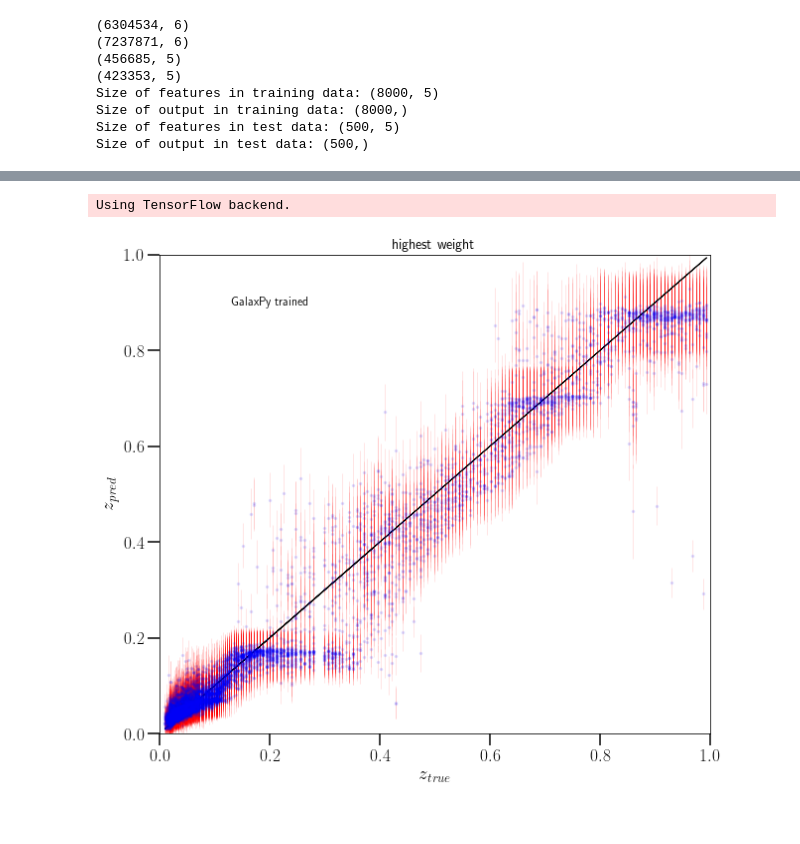
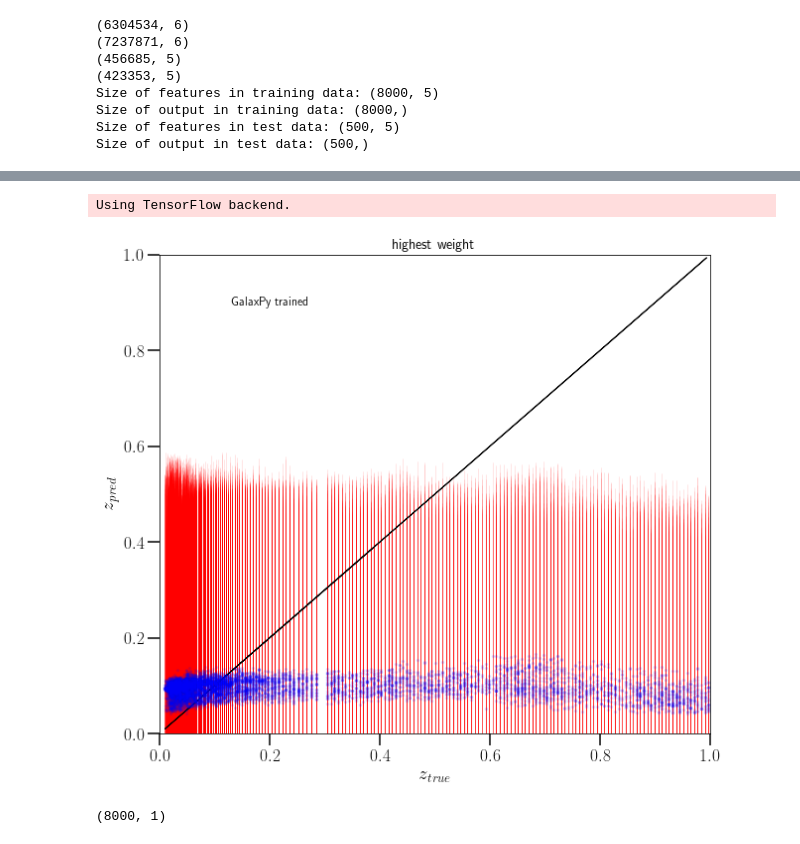
Before and after one commit to nesar/phoZ, a Jupyter notebook: mdn_galaxpy_customL.ipynb, the cells around one changed output, grey strips where cells are left out. Cells and saved outputs as stored; diff of their text form; code cells hidden in the pictures.

```diff
--- a/mdn_galaxpy_customL.ipynb
+++ b/mdn_galaxpy_customL.ipynb
@@ -855,33 +855,43 @@ weight_max = np.max(pred_weights, axis = 1)  ## argmax or max???
 from keras.utils import np_utils
 weight_max = np_utils.to_categorical(weight_max)
 
 
 y_pred = np.max(pred_weights*weight_max*pred_means, axis=1)
 y_pred_std = np.max(pred_weights*weight_max*pred_std, axis = 1)
 
 # y_pred = pred_weights[weight_max]*pred_means[weight_max]
 # y_pred_std = pred_weights[weight_max]*pred_std[weight_max]
 
 plt.figure(24, figsize=(9, 8))
 
 
 # plt.scatter(y_test, y_pred, facecolors='k', s = 1)
-plt.errorbar((ymax - ymin)*(ymin + y_train), (ymax - ymin)*(ymin + y_pred), yerr= (ymax - ymin)*(
-  ymin + y_pred_std), fmt='bo', ecolor='r', ms = 2, alpha = 0.1)
+plt.errorbar( ((ymax - ymin)*ymin + y_train), ((ymax - ymin)*ymin + y_pred), yerr= ((ymax - ymin)*ymin + y_pred_std), fmt='bo', ecolor='r', ms = 2, alpha = 0.1)
 
 
 plt.text(0.2, 0.9, train_datafile + ' trained', horizontalalignment='center', verticalalignment='center')
 plt.plot((ymax - ymin)*(ymin + y_test), (ymax - ymin)*(ymin + y_test), 'k')
 plt.ylabel(r'$z_{pred}$', fontsize = 19)
 plt.xlabel(r'$z_{true}$', fontsize = 19)
 plt.xlim([0,1])
 plt.ylim([0,1])
 plt.title('highest weight')
 plt.tight_layout()
 plt.show()
 
 
 ###################################################################
 # %% [output]
 Using TensorFlow backend.
-[figure, old version]
+[figure, new version]
+# %%
+# weight_max = np.argmax(pred_weights, axis = 1)  ## argmax or max???
+component_max = np.argmax(pred_weights/np.sqrt(2*np.pi*(pred_std**2)), axis = 1)  ## argmax or max???
+# weight_max = np.max(pred_weights, axis = 1)  ## argmax or max???
+component_max = np.max(pred_weights/np.sqrt(2*np.pi*(pred_std**2)), axis = 1)  ## argmax or max???
+from keras.utils import np_utils
+component_max = np_utils.to_categorical(component_max)
+
+np.shape(component_max)
+# %% [output]
+(8000, 1)
```
Also changed, not shown: parts of 17 cells of this notebook, 2 other files.
